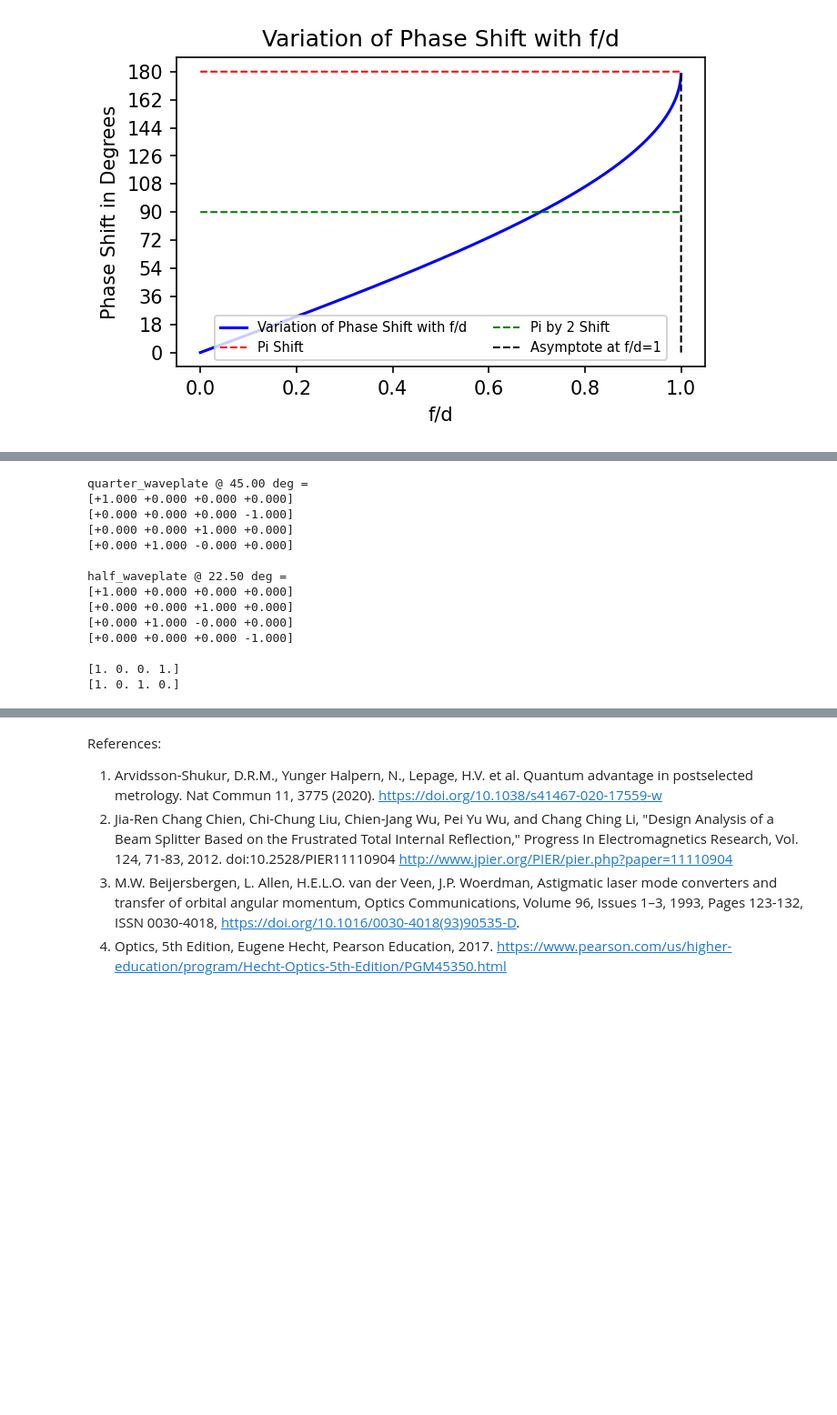
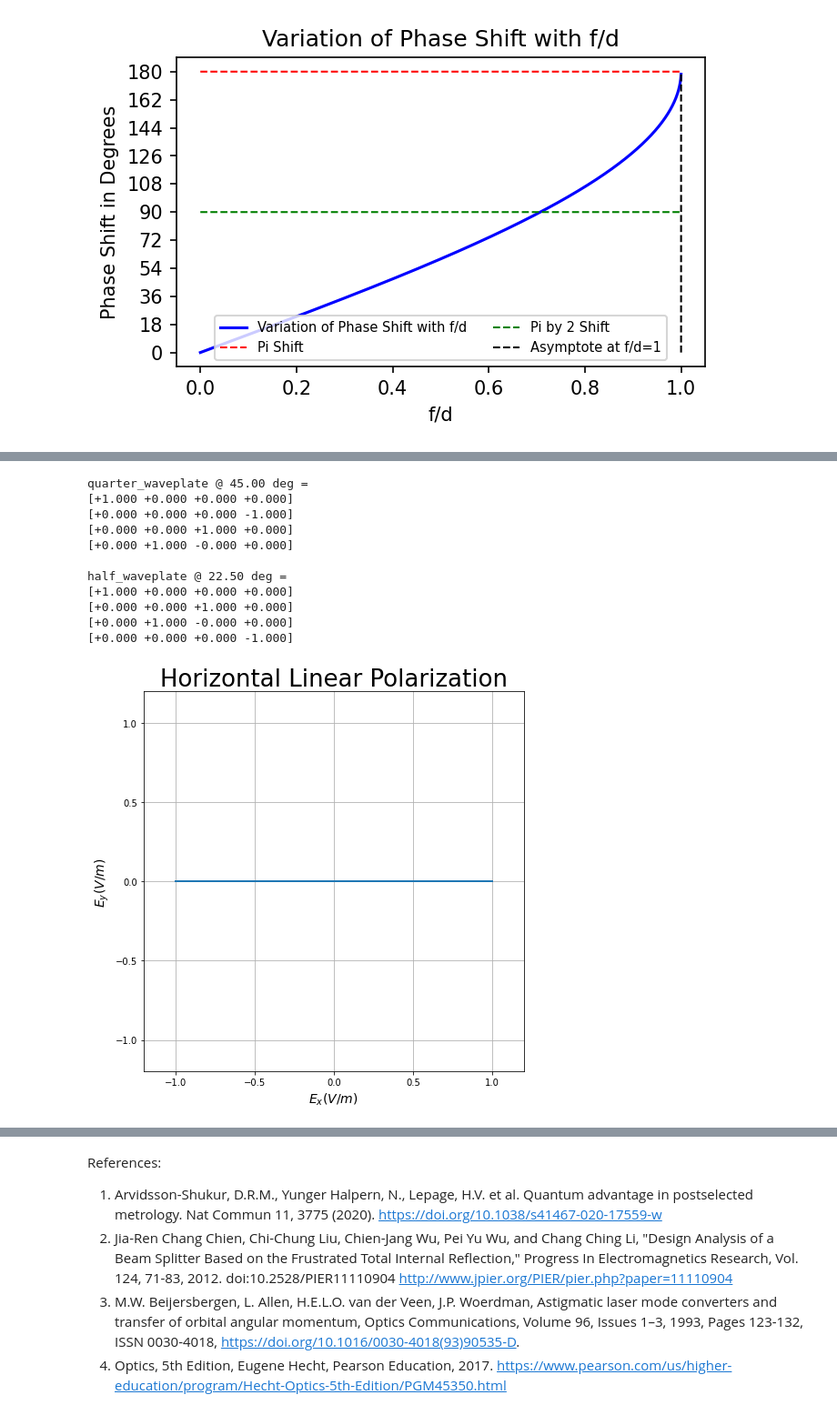
Before and after one commit to sachinpteli/classical_entanglement, a Jupyter notebook: classical_entanglement.ipynb, the cells around one changed output, grey strips where cells are left out. Shown at 91% size. Cells and saved outputs as stored; diff of their text form; code cells hidden in the pictures; blank space fills up the shorter version.

```diff
--- a/classical_entanglement.ipynb
+++ b/classical_entanglement.ipynb
@@ -417,16 +419,6 @@ M2 = Mueller("half_waveplate")
 M2.half_waveplate(azimuth=np.pi/8)
 M2.M=np.matrix.round(M2.M, decimals=2)
 print(M2)
-
-p_state=np.array([1,1,0,0])
-
-QWP=np.reshape(M1.M, (4,4))
-HWP=np.reshape(M2.M, (4,4))
-
-qwp_output=np.matmul(QWP, p_state)
-hwp_output=np.matmul(HWP, p_state)
-print(qwp_output)
-print(hwp_output)
 # %% [output]
 quarter_waveplate @ 45.00 deg =
 [+1.000 +0.000 +0.000 +0.000]
@@ -439,6 +431,10 @@ half_waveplate @ 22.50 deg =
 [+0.000 +0.000 +1.000 +0.000]
 [+0.000 +1.000 -0.000 +0.000]
 [+0.000 +0.000 +0.000 -1.000]
-
-[1. 0. 0. 1.]
-[1. 0. 1. 0.]
+# %%
+S0=Stokes("Horizontal Linear Polarization")
+S0.linear_light(azimuth=0*degrees)
+S0.M=np.matrix.round(S0.M, decimals=2)
+axis, fig = S0.draw_ellipse(draw_arrow=True, figsize=(7,7))
+# %% [output]
+[figure, added]
```
Also changed, not shown: parts of 5 cells of this notebook.
